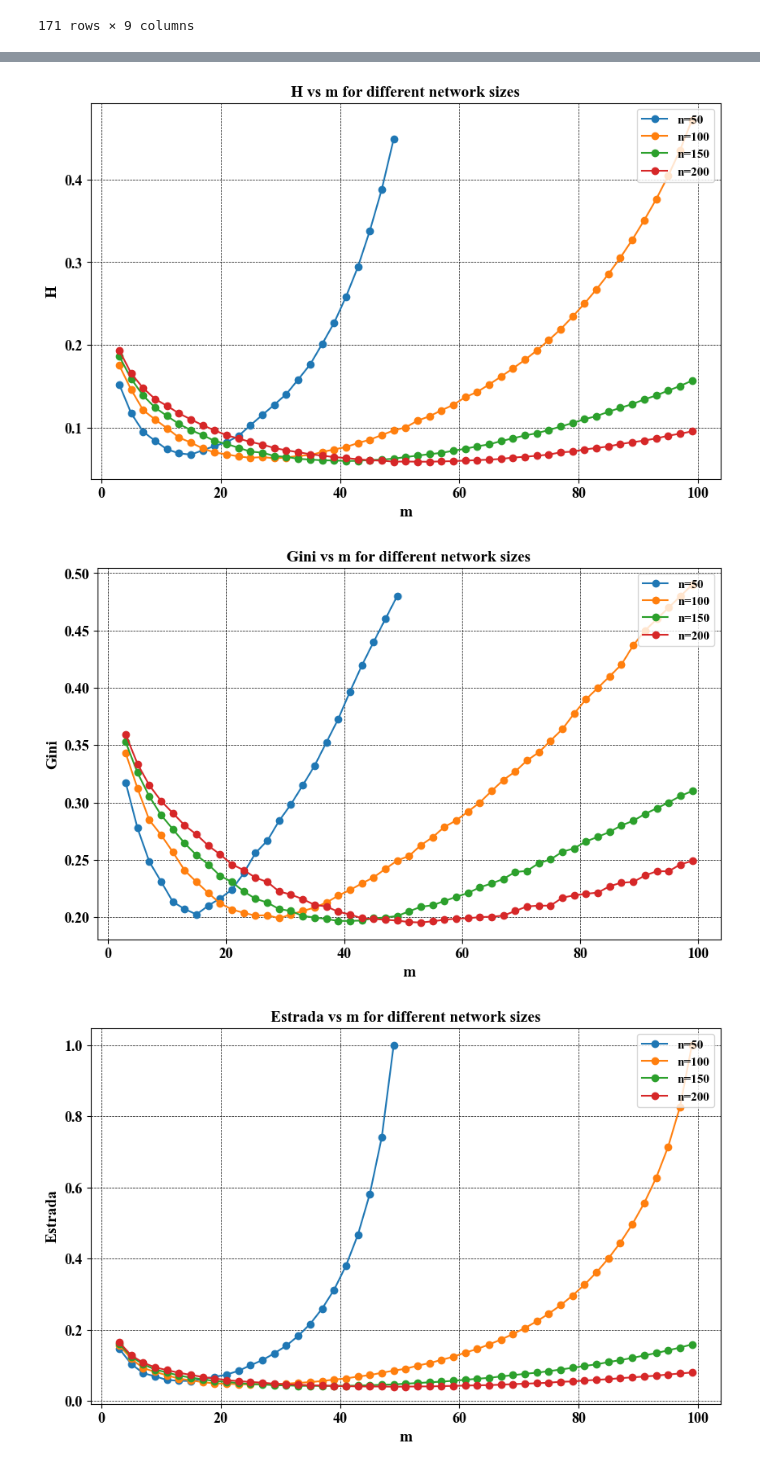
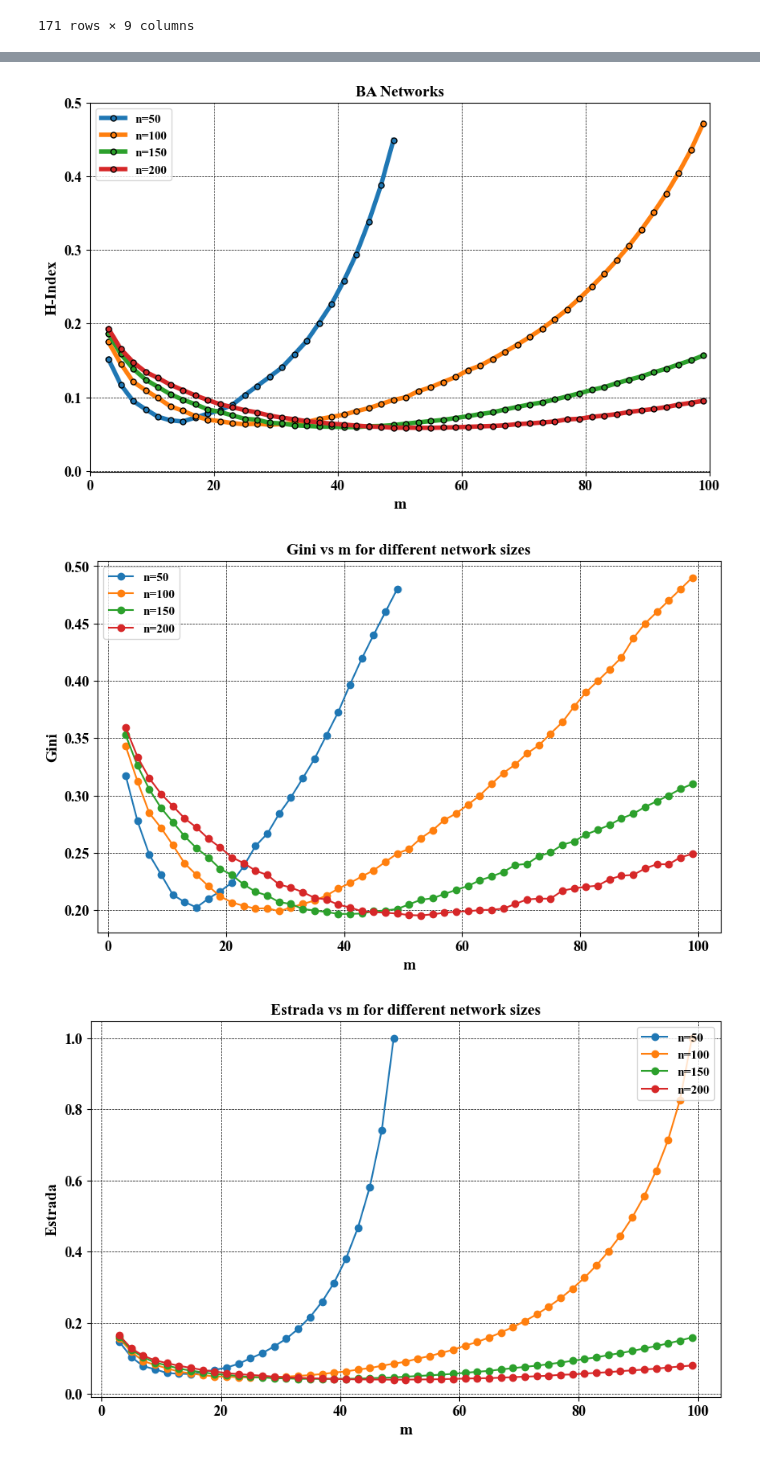
Before and after one commit to hghaemi/h_index_paper, a Jupyter notebook: random_artificial_networks.ipynb, the cells around one changed output, grey strips where cells are left out. Saved outputs shown, nothing was run; the diff lists cells and outputs as text; code cells hidden in the pictures.

```diff
--- a/random_artificial_networks.ipynb
+++ b/random_artificial_networks.ipynb
@@ -161,11 +159,12 @@ n_values = ER_df_total['n'].unique()
 
 for n in n_values:
     subset = ER_df_total[ER_df_total['n'] == n]
-    plt.plot(subset['p'], subset['H'], marker='o', label=f'n={n}')
+    plt.plot(subset['p'], subset['h'], marker='o', label=f'n={n}', markersize=5,
+        linewidth=4, markeredgecolor="black")
 
 plt.xlabel('p', family= 'times new roman', weight='bold', size=14)
-plt.ylabel('H', family= 'times new roman', weight='bold', size=14)
-plt.title('H vs p for different network sizes', family= 'times new roman', weight='bold', size=14)
+plt.ylabel('H-Index', family= 'times new roman', weight='bold', size=14)
+plt.title('ER Networks', family= 'times new roman', weight='bold', size=14)
 plt.legend(loc='upper right', prop=font)
 plt.xticks(family= 'times new roman', weight='bold', size=13)
 plt.yticks(family= 'times new roman', weight='bold', size=13)
@@ -201,7 +199,8 @@ n_values = ER_df_total['n'].unique()
 
 for n in n_values:
     subset = ER_df_total[ER_df_total['n'] == n]
-    plt.plot(subset['p'], subset['estrada'], marker='o', label=f'n={n}')
+    plt.plot(subset['p'], subset['estrada'], marker='o', label=f'n={n}', markersize=5,
+        linewidth=4, markeredgecolor="black")
 
 plt.xlabel('p', family= 'times new roman', weight='bold', size=14)
 plt.ylabel('Estrada', family= 'times new roman', weight='bold', size=14)
@@ -453,23 +470,25 @@ plt.show()
 # %%
 plt.figure(figsize=(10, 6))
 font = {'family': 'times new roman', 'weight': 'bold', 'size': 11}
 
 n_values = BA_df_total['n'].unique()
 
 for n in n_values:
     subset = BA_df_total[BA_df_total['n'] == n]
-    plt.plot(subset['m'], subset['H'], marker='o', label=f'n={n}')
+    plt.plot(subset['m'], subset['H'], marker='o', label=f'n={n}', markersize=5, linewidth=4, markeredgecolor='black')
 
 plt.xlabel('m', family= 'times new roman', weight='bold', size=14)
-plt.ylabel('H', family= 'times new roman', weight='bold', size=14)
-plt.title('H vs m for different network sizes', family= 'times new roman', weight='bold', size=14)
-plt.legend(loc='upper right', prop=font)
+plt.ylabel('H-Index', family= 'times new roman', weight='bold', size=14)
+plt.title('BA Networks', family= 'times new roman', weight='bold', size=14)
+plt.legend(loc='upper left', prop=font)
 plt.xticks(family= 'times new roman', weight='bold', size=13)
 plt.yticks(family= 'times new roman', weight='bold', size=13)
+plt.xlim(0, 100)
+plt.ylim(-0.001, 0.5)
 plt.grid(color='black', linestyle='--', linewidth=0.5)
 plt.show()
 # %% [output]
-[figure, old version]
+[figure, new version]
 # %%
 plt.figure(figsize=(10, 6))
 font = {'family': 'times new roman', 'weight': 'bold', 'size': 11}
@@ -483,13 +502,13 @@ for n in n_values:
 plt.xlabel('m', family= 'times new roman', weight='bold', size=14)
 plt.ylabel('Gini', family= 'times new roman', weight='bold', size=14)
 plt.title('Gini vs m for different network sizes', family= 'times new roman', weight='bold', size=14)
-plt.legend(loc='upper right', prop=font)
+plt.legend(loc='upper left', prop=font)
 plt.xticks(family= 'times new roman', weight='bold', size=13)
 plt.yticks(family= 'times new roman', weight='bold', size=13)
 plt.grid(color='black', linestyle='--', linewidth=0.5)
 plt.show()
 # %% [output]
-[figure, old version]
+[figure, new version]
 # %%
 plt.figure(figsize=(10, 6))
 font = {'family': 'times new roman', 'weight': 'bold', 'size': 11}
```
Also changed, not shown: parts of 45 cells of this notebook, 1 other file.
